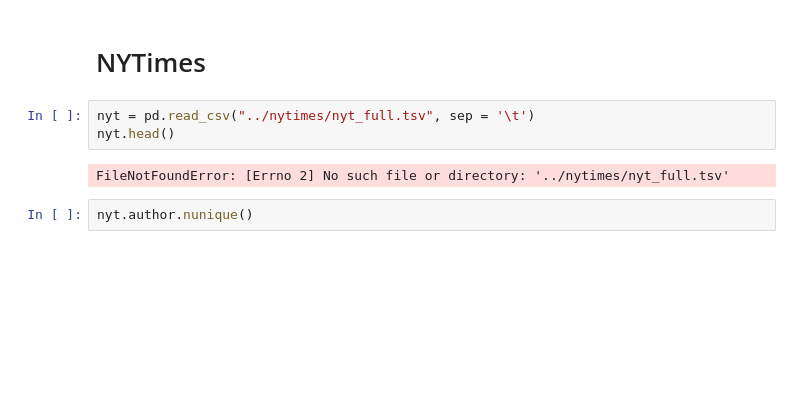
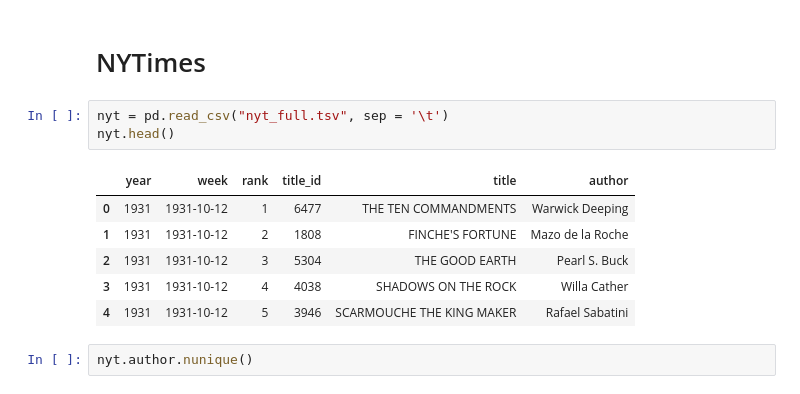
Before and after one commit to michellejm/nytimes-books, a Jupyter notebook: explore_nea_data.ipynb, the cells around one changed output. Drawn from its saved outputs; the diff is of its cells as text; blank space fills up the shorter version.

```diff
--- a/explore_nea_data.ipynb
+++ b/explore_nea_data.ipynb
@@ -216,10 +215,15 @@ top_schools.plot.pie()
 # %% [markdown]
 # NYTimes
 # %%
-nyt = pd.read_csv("../nytimes/nyt_full.tsv", sep = '\t')
+nyt = pd.read_csv("nyt_full.tsv", sep = '\t')
 nyt.head()
 # %% [output]
-FileNotFoundError: [Errno 2] No such file or directory: '../nytimes/nyt_full.tsv'
+|  | year | week | rank | title_id | title | author |
+| 0 | 1931 | 1931-10-12 | 1 | 6477 | THE TEN COMMANDMENTS | Warwick Deeping |
+| 1 | 1931 | 1931-10-12 | 2 | 1808 | FINCHE'S FORTUNE | Mazo de la Roche |
+| 2 | 1931 | 1931-10-12 | 3 | 5304 | THE GOOD EARTH | Pearl S. Buck |
+| 3 | 1931 | 1931-10-12 | 4 | 4038 | SHADOWS ON THE ROCK | Willa Cather |
+| 4 | 1931 | 1931-10-12 | 5 | 3946 | SCARMOUCHE THE KING MAKER | Rafael Sabatini |
 # %%
 nyt.author.nunique()
 # %% [output]
```
Also changed, not shown: parts of 5 cells of this notebook, 47 other files.
